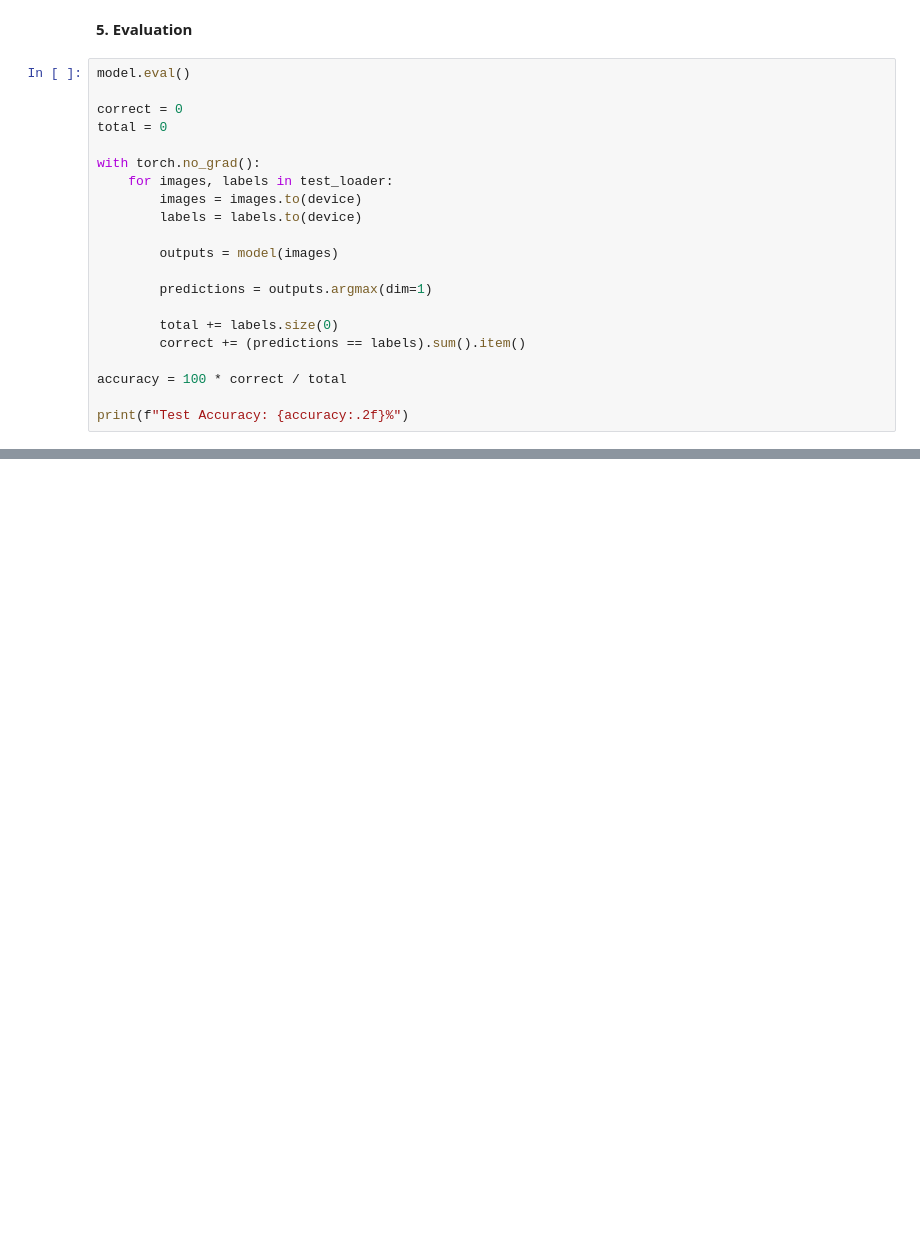
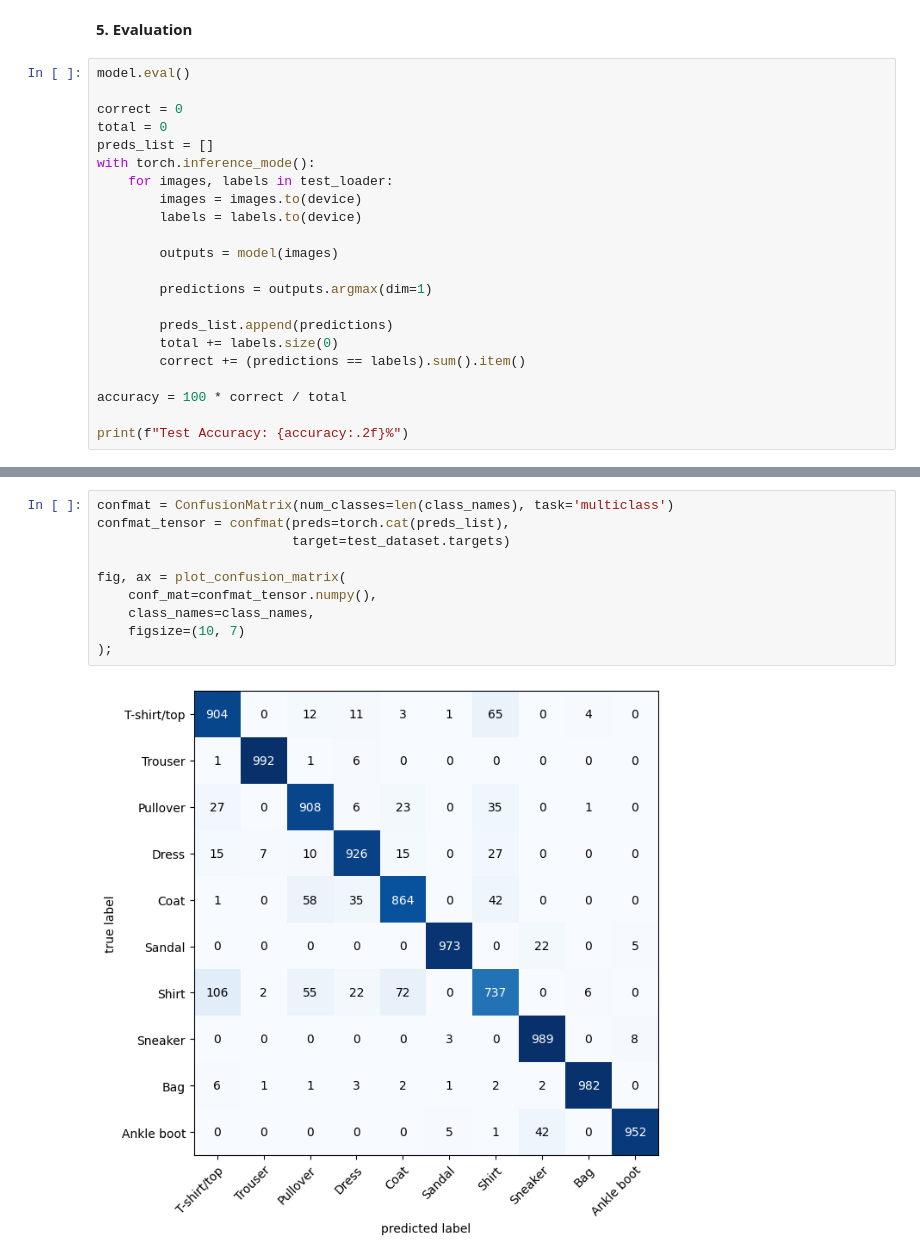
Before and after one commit to matcze/image_classifier, a Jupyter notebook: model_pytorch/fashion_mnist.ipynb, the cells around one changed output, grey strips where cells are left out. Cells and saved outputs as stored; diff of their text form; blank space fills up the shorter version.

```diff
--- a/model_pytorch/fashion_mnist.ipynb
+++ b/model_pytorch/fashion_mnist.ipynb
@@ -164,8 +191,8 @@ model.eval()
 
 correct = 0
 total = 0
-
-with torch.no_grad():
+preds_list = []
+with torch.inference_mode():
     for images, labels in test_loader:
         images = images.to(device)
         labels = labels.to(device)
@@ -174,6 +201,7 @@ with torch.no_grad():
 
         predictions = outputs.argmax(dim=1)
 
+        preds_list.append(predictions)
         total += labels.size(0)
         correct += (predictions == labels).sum().item()
 
@@ -184,0 +272,12 @@ Test Accuracy: 92.36%
+# %%
+confmat = ConfusionMatrix(num_classes=len(class_names), task='multiclass')
+confmat_tensor = confmat(preds=torch.cat(preds_list),
+                         target=test_dataset.targets)
+
+fig, ax = plot_confusion_matrix(
+    conf_mat=confmat_tensor.numpy(),
+    class_names=class_names,
+    figsize=(10, 7)
+);
+# %% [output]
+[figure, added]
```
Also changed, not shown: parts of 25 cells of this notebook, 2 other files.
